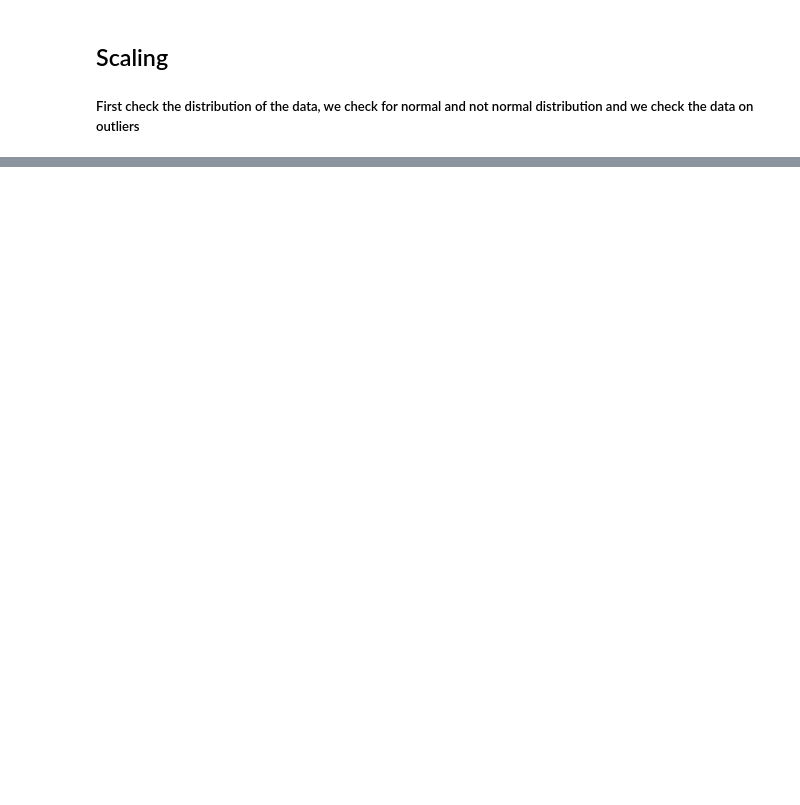
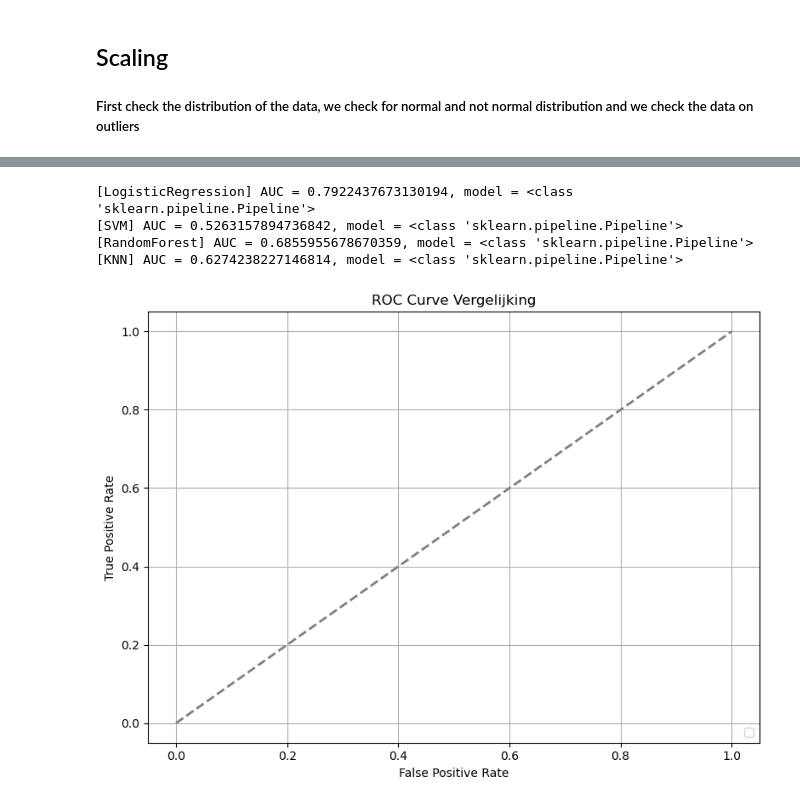
Before and after one commit to TaraVijgeboom/TM10007_Group10_Liver, a Jupyter notebook: assignment.ipynb, the cells around one changed output, grey strips where cells are left out. Saved outputs shown, nothing was run; the diff lists cells and outputs as text; code cells hidden in the pictures; blank space fills up the shorter version.

Commit message:
Classifiers pipeline toegevoegd en eea geprobeerd

```diff
--- a/assignment.ipynb
+++ b/assignment.ipynb
@@ -137,0 +324,32 @@ Max outliers in één feature: 41
+# %%
+# === Gezamenlijke ROC-curve ===
+plt.figure(figsize=(8, 6))
+lw = 2
+plt.plot([0, 1], [0, 1], linestyle='--', lw=lw, color='gray')
+plt.xlabel('False Positive Rate')
+plt.ylabel('True Positive Rate')
+plt.title('ROC Curve Vergelijking')
+
+for name, res in results.items():
+    model = res['model_object']
+    auc_val = res['auc']
+    print(f"[{name}] AUC = {auc_val}, model = {type(model)}")
+    if auc_val is not None:
+        try:
+            y_proba = model.predict_proba(X_test)
+            fpr, tpr, _ = roc_curve(y_test, y_proba)
+            roc_auc = auc(fpr, tpr)
+            plt.plot(fpr, tpr, lw=lw, label=f'{name} (AUC = {roc_auc:.2f})')
+        except:
+            continue
+
+plt.legend(loc="lower right")
+plt.grid(True)
+plt.tight_layout()
+plt.show()
+# %% [output]
+[LogisticRegression] AUC = 0.7922437673130194, model = <class 'sklearn.pipeline.Pipeline'>
+[SVM] AUC = 0.5263157894736842, model = <class 'sklearn.pipeline.Pipeline'>
+[RandomForest] AUC = 0.6855955678670359, model = <class 'sklearn.pipeline.Pipeline'>
+[KNN] AUC = 0.6274238227146814, model = <class 'sklearn.pipeline.Pipeline'>
+[figure, added]
```
Also changed, not shown: parts of 8 cells of this notebook.
